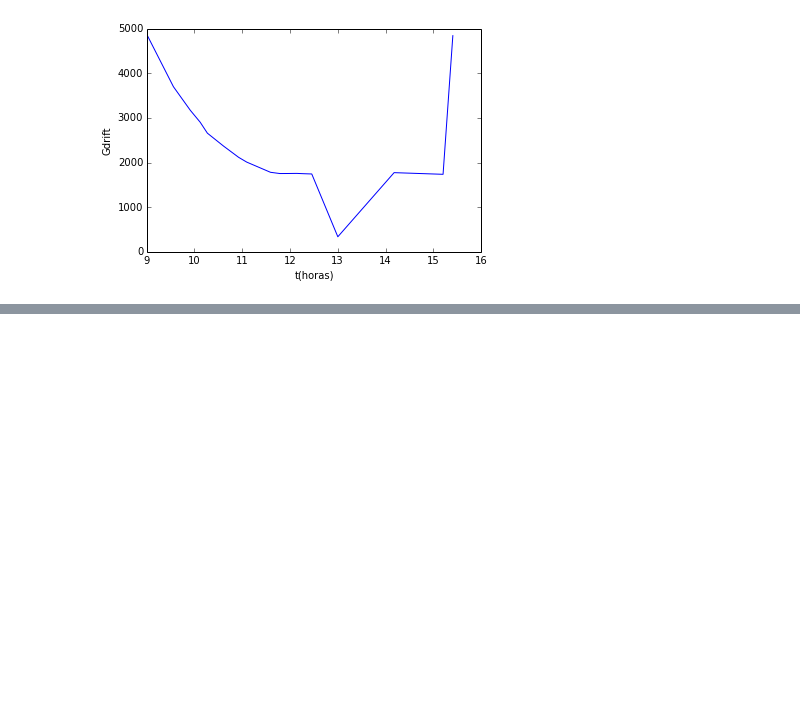
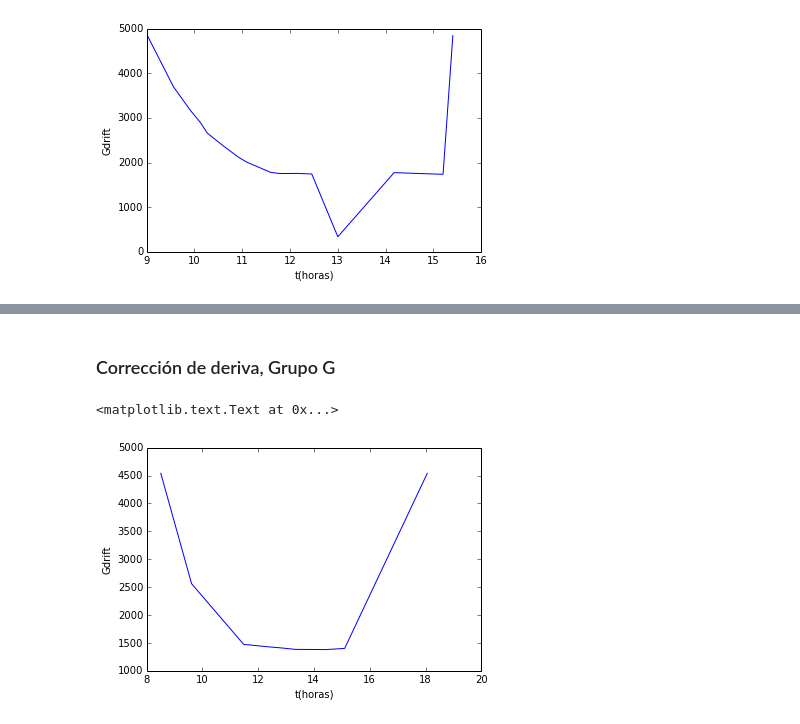
Before and after one commit to auracuervog/GeophysicsLab, a Jupyter notebook: Gravimetry/Gravimetry.ipynb, the cells around one changed output, grey strips where cells are left out. Drawn from its saved outputs; the diff is of its cells as text; code cells hidden in the pictures; blank space fills up the shorter version.

```diff
--- a/Gravimetry/Gravimetry.ipynb
+++ b/Gravimetry/Gravimetry.ipynb
@@ -214,0 +240,16 @@ plt.ylabel("Gdrift")
+# %% [markdown]
+### Corrección de deriva, Grupo G
+# %%
+Gg = []
+tg = []
+hg = []
+datosg = loadtxt('GravimetriaG.txt')
+Gg,tg,hg = correcting(datosg)
+mg = slope(G,t)
+Gdriftg = driftcorrection(Gg,tg,mg)
+plt.plot(tg,Gdriftg)
+plt.xlabel("t(horas)")
+plt.ylabel("Gdrift")
+# %% [output]
+<matplotlib.text.Text at 0x...>
+[figure, added]
```
Also changed, not shown: parts of 10 cells of this notebook.
